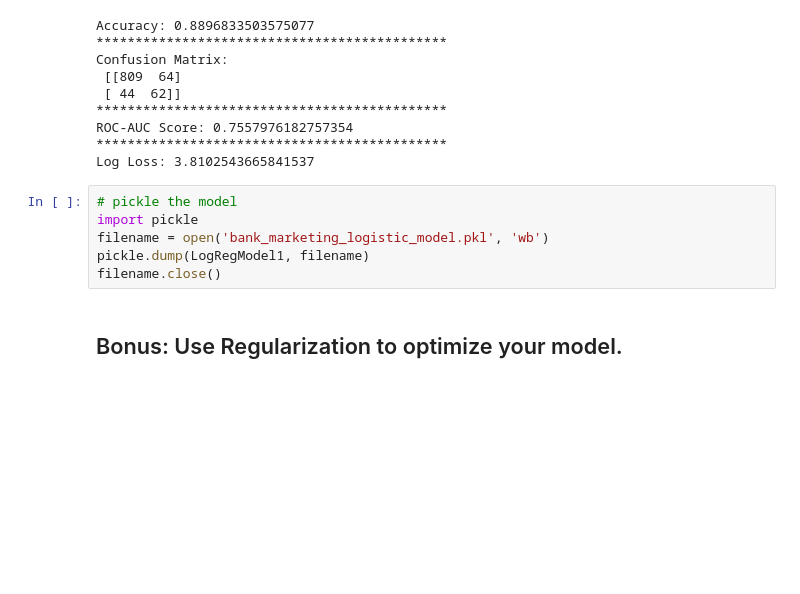
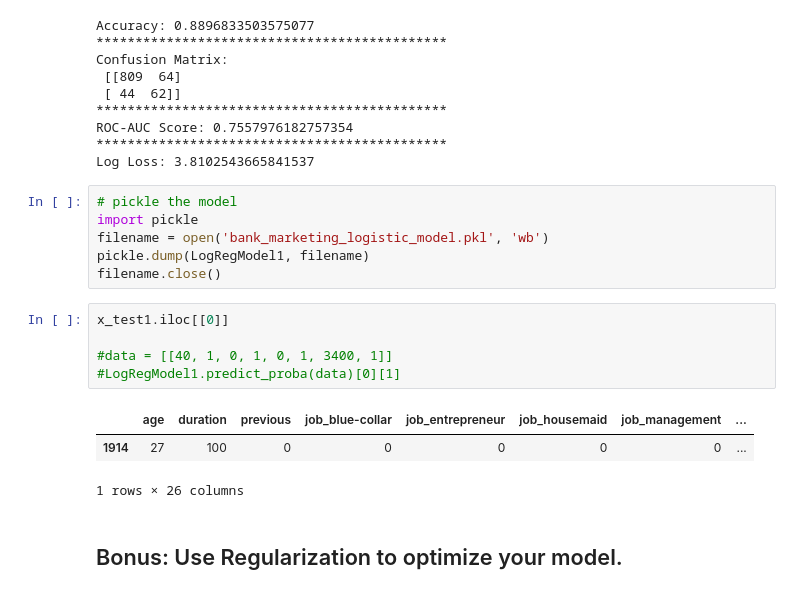
Before and after one commit to ksebastian/logistic-regression, a Jupyter notebook: analysis/LogisticRegression-BankMarketing-Lab.ipynb, the cells around one changed output. Saved outputs shown, nothing was run; the diff lists cells and outputs as text; blank space fills up the shorter version.

```diff
--- a/analysis/LogisticRegression-BankMarketing-Lab.ipynb
+++ b/analysis/LogisticRegression-BankMarketing-Lab.ipynb
@@ -478,6 +536,15 @@ import pickle
 filename = open('bank_marketing_logistic_model.pkl', 'wb')
 pickle.dump(LogRegModel1, filename)
 filename.close()
+# %%
+x_test1.iloc[[0]]
+
+#data = [[40, 1, 0, 1, 0, 1, 3400, 1]]
+#LogRegModel1.predict_proba(data)[0][1]
+# %% [output]
+|  | age | duration | previous | job_blue-collar | job_entrepreneur | job_housemaid | job_management | ... |
+| 1914 | 27 | 100 | 0 | 0 | 0 | 0 | 0 | ... |
+1 rows × 26 columns
 # %% [markdown]
 ## Bonus: Use Regularization to optimize your model.
 # %%
```
Also changed, not shown: parts of 4 cells of this notebook.
